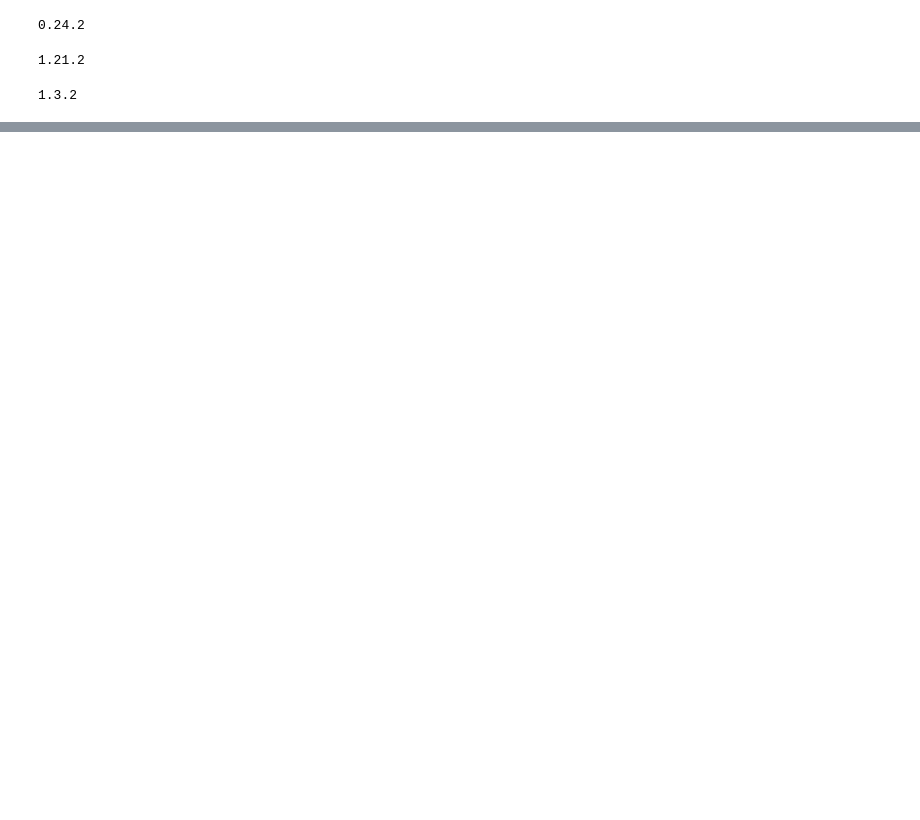
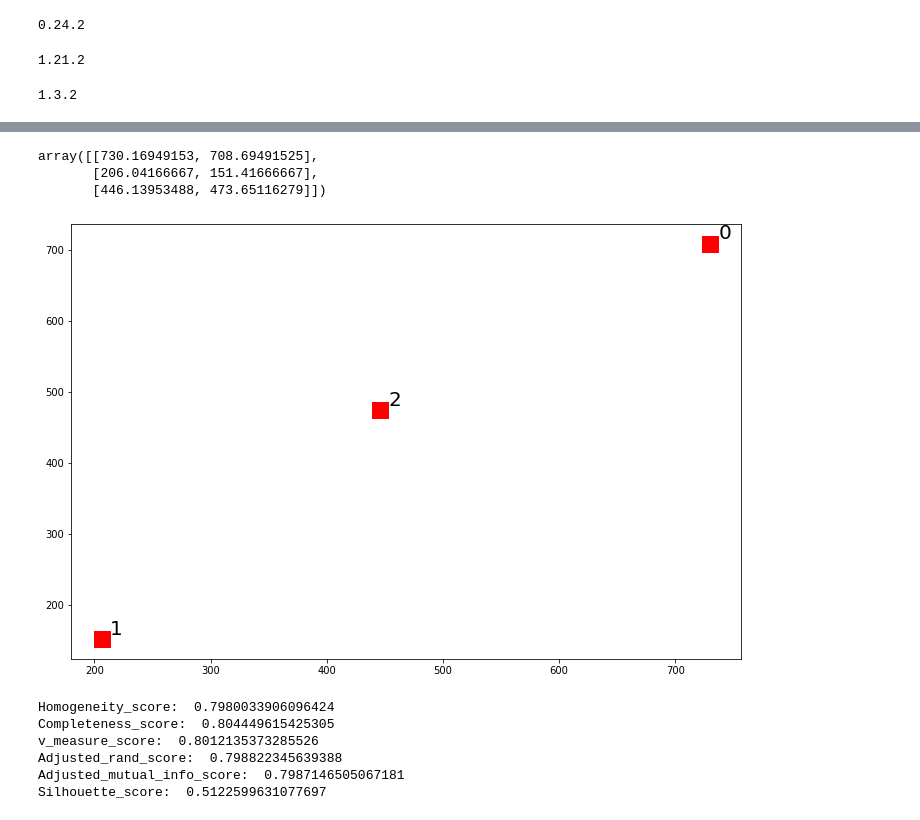
Before and after one commit to Arjunkalidas/data-scientifico, a Jupyter notebook: SimpleKMeansClustering_RandomData.ipynb, the cells around one changed output, grey strips where cells are left out. Saved outputs shown, nothing was run; the diff lists cells and outputs as text; code cells hidden in the pictures; blank space fills up the shorter version.

```diff
--- a/SimpleKMeansClustering_RandomData.ipynb
+++ b/SimpleKMeansClustering_RandomData.ipynb
@@ -26,0 +92,6 @@ print(pd.__version__)
+# %%
+# Instatiate a Kmeans object, specify the number of clusters you want to partition to, and number of iterations
+# you want to run. Clustering is performed on the 2-D data that we supplied earlier as numpy array. Calling the
+# fit function will perform the clustering on the underlying data.
+
+kmeans_model = KMeans(n_clusters=3, max_iter=10000).fit(data)
@@ -26,0 +108,37 @@ print(pd.__version__)
+# %%
+centroids = kmeans_model.cluster_centers_
+
+centroids
+# %% [output]
+array([[730.16949153, 708.69491525],
+       [206.04166667, 151.41666667],
+       [446.13953488, 473.65116279]])
+# %%
+fig, ax = plt.subplots(figsize=(12, 8))
+
+plt.scatter(centroids[:,0], centroids[:,1], c='r', s=250, marker='s')
+
+for i in range(len(centroids)):
+    plt.annotate(i, (centroids[i][0] + 7, centroids[i][1] + 7), fontsize=20)
+# %% [output]
+[figure, added]
+# %%
+# Now using all the different scores available to figure out the model's performance
+print("Homogeneity_score: ", metrics.homogeneity_score(labels, kmeans_model.labels_))
+
+print("Completeness_score: ", metrics.completeness_score(labels, kmeans_model.labels_))
+
+print("v_measure_score: ", metrics.v_measure_score(labels, kmeans_model.labels_))
+
+print("Adjusted_rand_score: ", metrics.adjusted_rand_score(labels, kmeans_model.labels_))
+
+print("Adjusted_mutual_info_score: ", metrics.adjusted_mutual_info_score(labels, kmeans_model.labels_))
+
+print("Silhouette_score: ", metrics.silhouette_score(data, kmeans_model.labels_))
+# %% [output]
+Homogeneity_score:  0.7980033906096424
+Completeness_score:  0.804449615425305
+v_measure_score:  0.8012135373285526
+Adjusted_rand_score:  0.798822345639388
+Adjusted_mutual_info_score:  0.7987146505067181
+Silhouette_score:  0.5122599631077697
```
Also changed, not shown: parts of 8 cells of this notebook.
